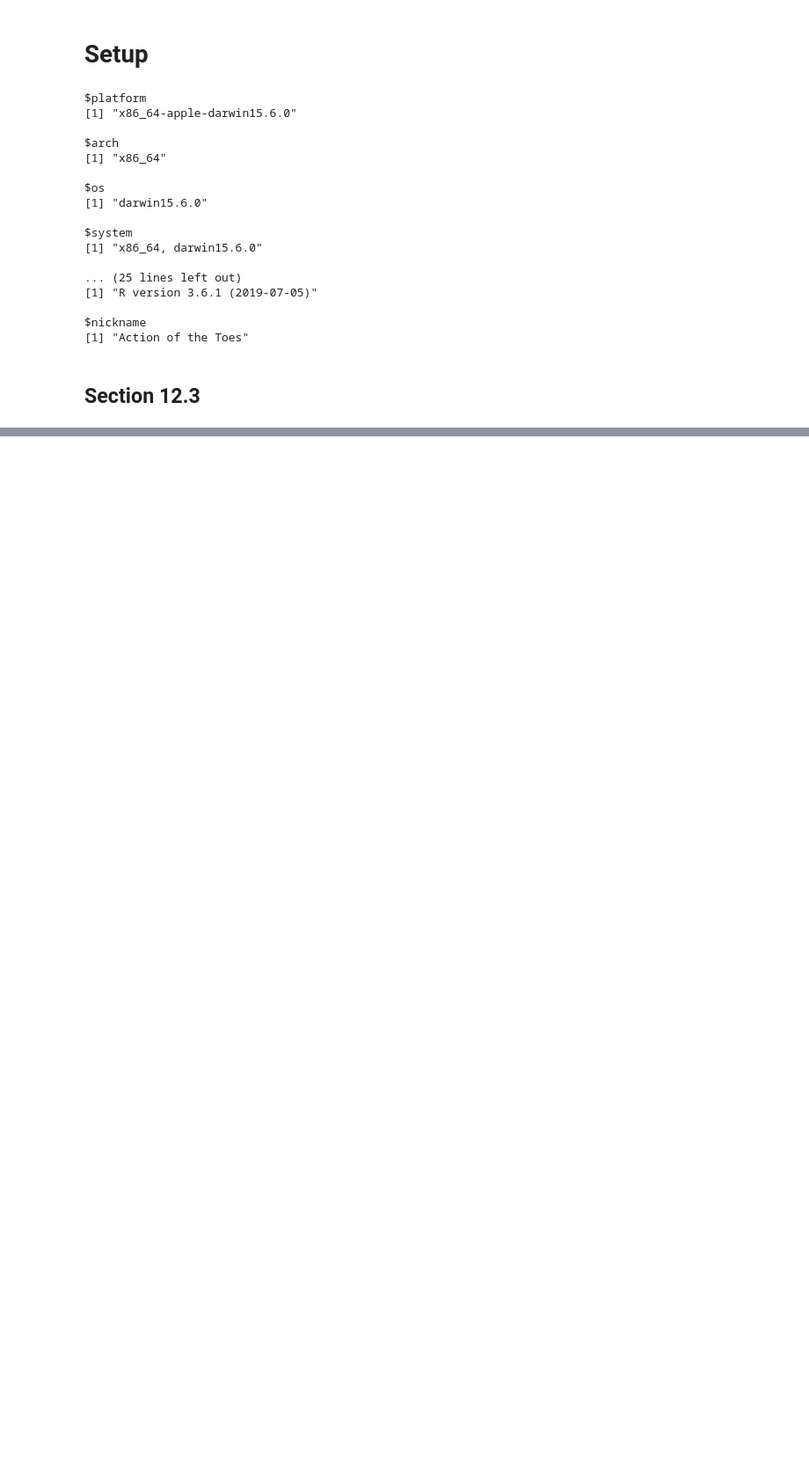
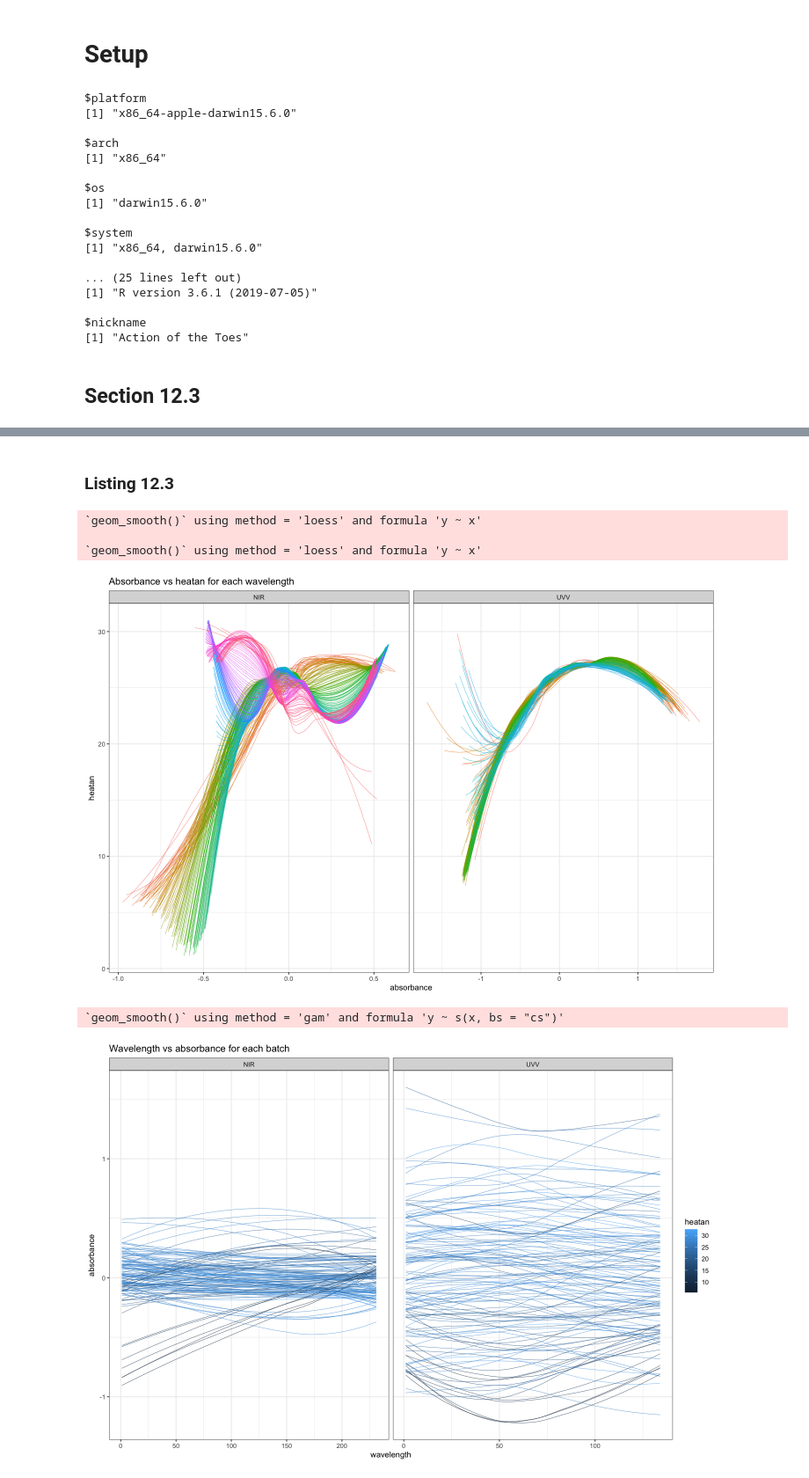
Before and after one commit to brainvat/Hefin-I-Rhys-Machine-Learning-with-R-the-tidyverse-and-mlr, a Jupyter notebook: chapter_12/Chapter 12 - Regression with kNN, random forest, and XGBoost.ipynb, the cells around one changed output, grey strips where cells are left out. Shown at 88% size. Cells and saved outputs as stored; diff of their text form; code cells hidden in the pictures; blank space fills up the shorter version.

```diff
--- a/chapter_12/Chapter 12 - Regression with kNN, random forest, and XGBoost.ipynb
+++ b/chapter_12/Chapter 12 - Regression with kNN, random forest, and XGBoost.ipynb
@@ -70,0 +75,5 @@ Loading required package: TeachingDemos
+# %%
+data("fuelsubset.task")
+fuel <- getTaskData(fuelsubset.task)
+fuelTib <- as_tibble(fuel)
+fuelTib
@@ -70,0 +123,8 @@ Loading required package: TeachingDemos
+# %%
+fuelUntidy <- fuelTib %>%
+    mutate(id = 1:nrow(.)) %>%
+    gather(key = "variable", value = "absorbance",
+           c(-heatan, -h20, -id)) %>%
+    mutate(spectrum = str_sub(variable, 1, 3),
+          wavelength = as.numeric(str_extract(variable, "(\\d)+")))
+head(fuelUntidy)
@@ -70,0 +141,32 @@ Loading required package: TeachingDemos
+# %% [markdown]
+### Listing 12.3
+# %%
+options(repr.plot.width = 12, repr.plot.height = 8)
+
+fuelUntidy %>%
+    ggplot(aes(absorbance, heatan, col = as.factor(wavelength))) +
+    facet_wrap(~ spectrum, scales = "free_x") +
+    geom_smooth(se = FALSE, size = 0.2) +
+    ggtitle("Absorbance vs heatan for each wavelength") +
+    theme_bw() +
+    theme(legend.position = "none")
+
+fuelUntidy %>%
+    ggplot(aes(wavelength, absorbance, group = id, col = heatan)) +
+    facet_wrap(~ spectrum, scales = "free_x") +
+    geom_smooth(se = FALSE, size = 0.2) +
+    ggtitle("Wavelength vs absorbance for each batch") +
+    theme_bw()
+
+fuelUntidy %>%
+    ggplot(aes(h20, heatan)) +
+    geom_smooth(se = FALSE) +
+    ggtitle("Humidy vs heatan") +
+    theme_bw()
+# %% [output]
+`geom_smooth()` using method = 'loess' and formula 'y ~ x'
+
+`geom_smooth()` using method = 'loess' and formula 'y ~ x'
+[figure, added]
+`geom_smooth()` using method = 'gam' and formula 'y ~ s(x, bs = "cs")'
+[figure, added]
```
Also changed, not shown: parts of 21 cells of this notebook.
